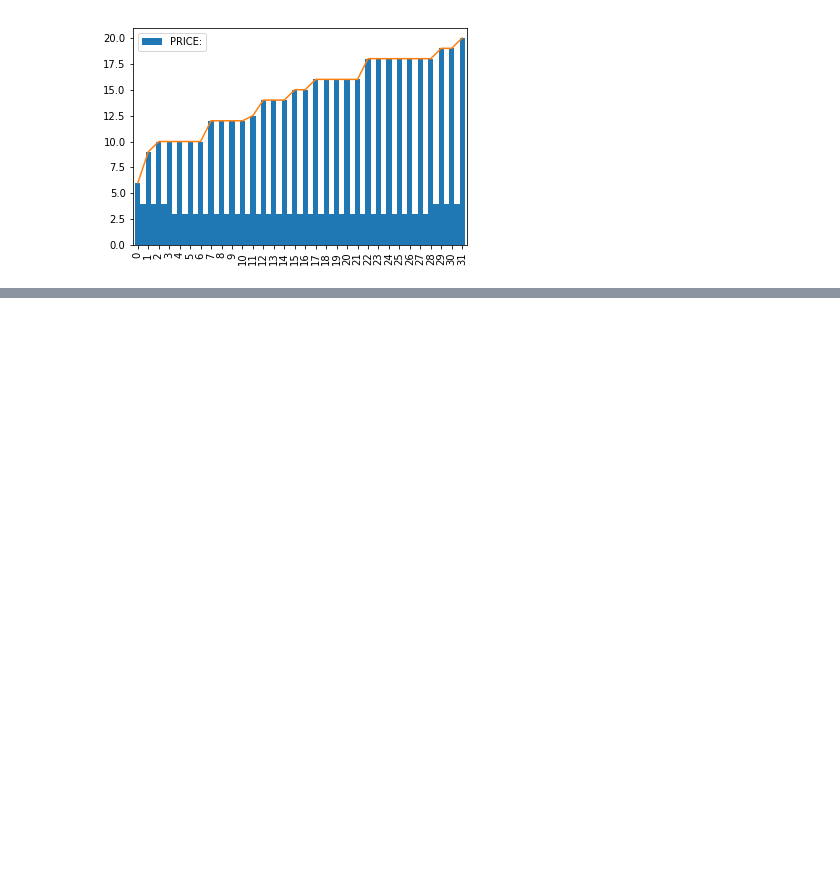
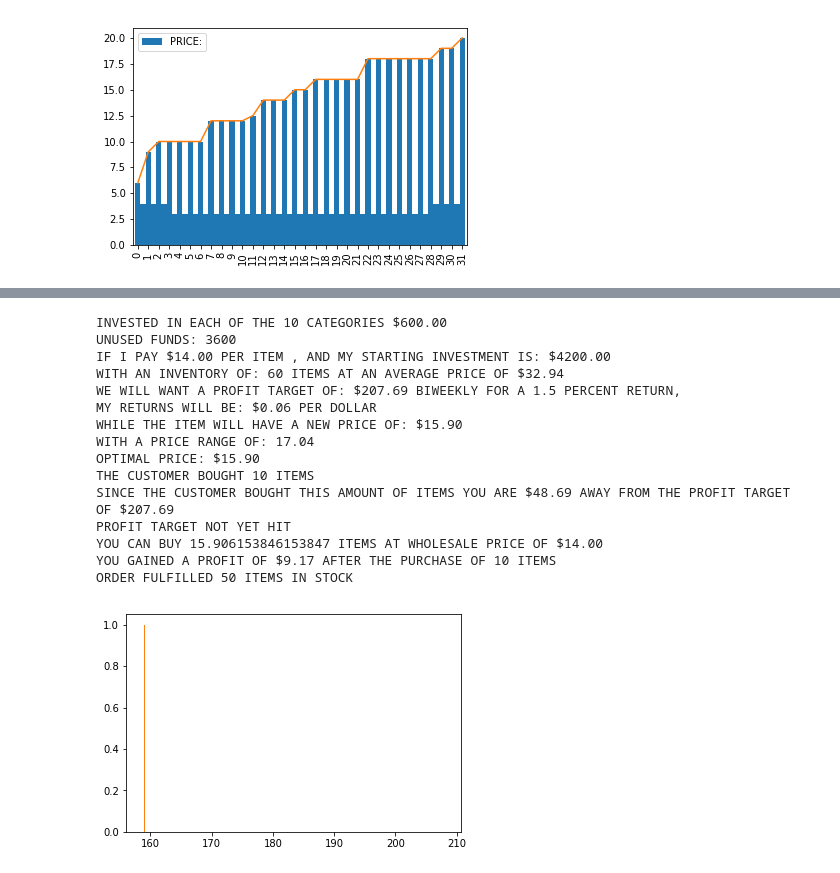
Before and after one commit to gamma-ai/shopify_AI, a Jupyter notebook: shopifai_agent.ipynb, the cells around one changed output, grey strips where cells are left out. Saved outputs shown, nothing was run; the diff lists cells and outputs as text; code cells hidden in the pictures; blank space fills up the shorter version.

```diff
--- a/shopifai_agent.ipynb
+++ b/shopifai_agent.ipynb
@@ -247,0 +270,19 @@ CANNOT FULFILL ORDER.. OUT OF INVENTORY DOES THE PARENT COMPANY HAVE ANY IN STOC
+# %%
+dresses = optimize_price(6000-1800,600,60,14,32.94,10)
+# %% [output]
+INVESTED IN EACH OF THE 10 CATEGORIES $600.00
+UNUSED FUNDS: 3600
+IF I PAY $14.00 PER ITEM , AND MY STARTING INVESTMENT IS: $4200.00
+WITH AN INVENTORY OF: 60 ITEMS AT AN AVERAGE PRICE OF $32.94
+WE WILL WANT A PROFIT TARGET OF: $207.69 BIWEEKLY FOR A 1.5 PERCENT RETURN,
+MY RETURNS WILL BE: $0.06 PER DOLLAR
+WHILE THE ITEM WILL HAVE A NEW PRICE OF: $15.90
+WITH A PRICE RANGE OF: 17.04
+OPTIMAL PRICE: $15.90
+THE CUSTOMER BOUGHT 10 ITEMS
+SINCE THE CUSTOMER BOUGHT THIS AMOUNT OF ITEMS YOU ARE $48.69 AWAY FROM THE PROFIT TARGET  OF $207.69
+PROFIT TARGET NOT YET HIT
+YOU CAN BUY 15.906153846153847 ITEMS AT WHOLESALE PRICE OF $14.00
+YOU GAINED A PROFIT OF $9.17 AFTER THE PURCHASE OF 10 ITEMS
+ORDER FULFILLED 50 ITEMS IN STOCK
+[figure, added]
```
Also changed, not shown: parts of 10 cells of this notebook.
